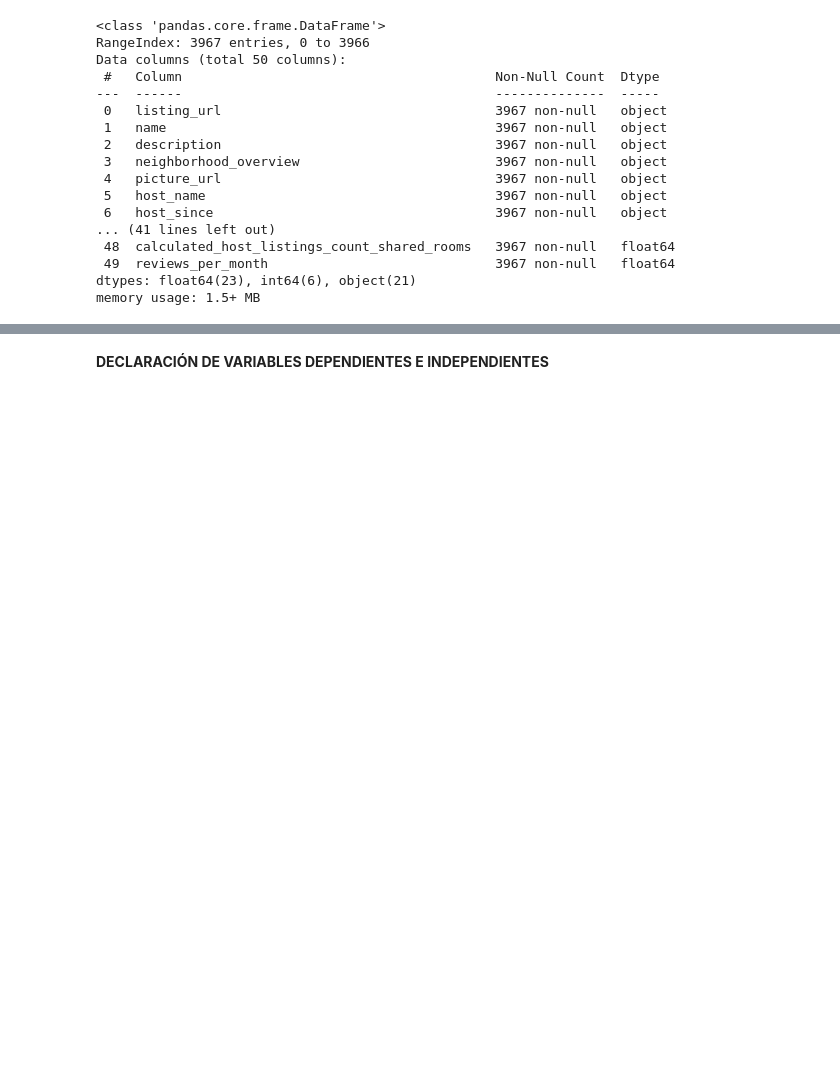
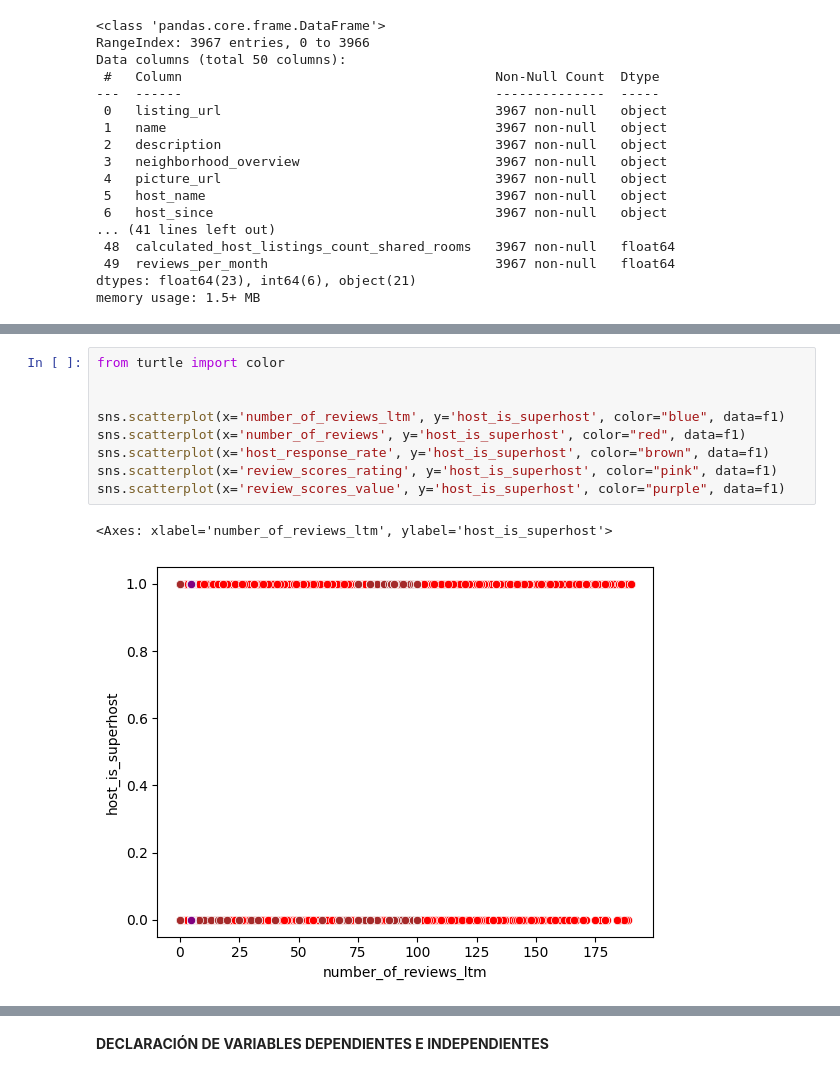
Before and after one commit to Joss-Y8/Regresion-Lineal-Simple-y-Multiple, a Jupyter notebook: Regresiones lineales/Victoria/multiple_victoria.ipynb, the cells around one changed output, grey strips where cells are left out. Drawn from its saved outputs; the diff is of its cells as text; blank space fills up the shorter version.

```diff
--- a/Regresiones lineales/Victoria/multiple_victoria.ipynb
+++ b/Regresiones lineales/Victoria/multiple_victoria.ipynb
@@ -130,0 +130,12 @@ See the caveats in the documentation: https://pandas.pydata.org/pandas-docs/stab
+# %%
+from turtle import color
+
+
+sns.scatterplot(x='number_of_reviews_ltm', y='host_is_superhost', color="blue", data=f1)
+sns.scatterplot(x='number_of_reviews', y='host_is_superhost', color="red", data=f1)
+sns.scatterplot(x='host_response_rate', y='host_is_superhost', color="brown", data=f1)
+sns.scatterplot(x='review_scores_rating', y='host_is_superhost', color="pink", data=f1)
+sns.scatterplot(x='review_scores_value', y='host_is_superhost', color="purple", data=f1)
+# %% [output]
+<Axes: xlabel='number_of_reviews_ltm', ylabel='host_is_superhost'>
+[figure, added]
```
Also changed, not shown: parts of 89 cells of this notebook.
